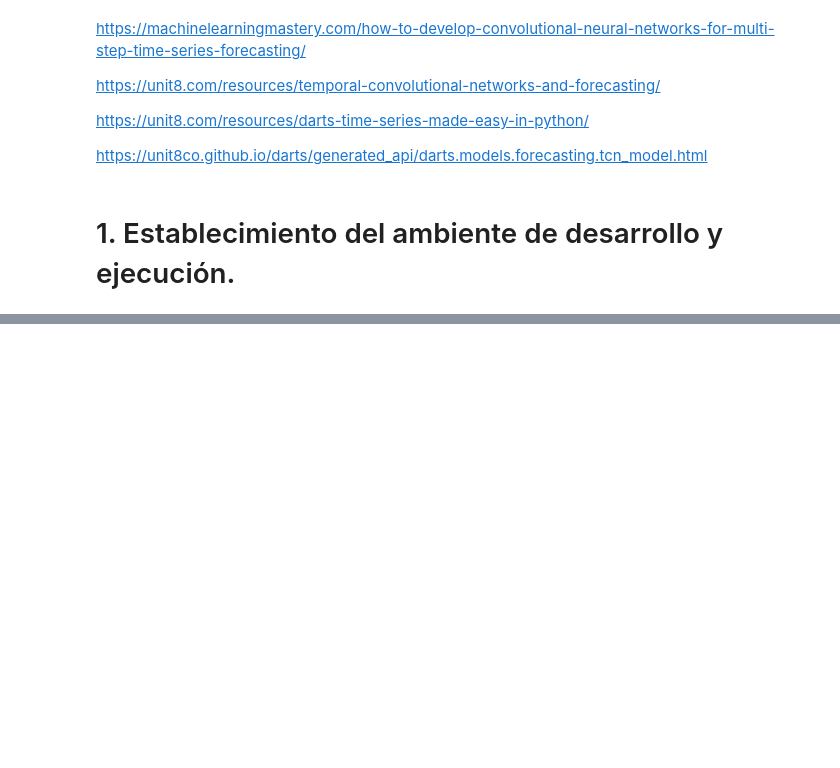
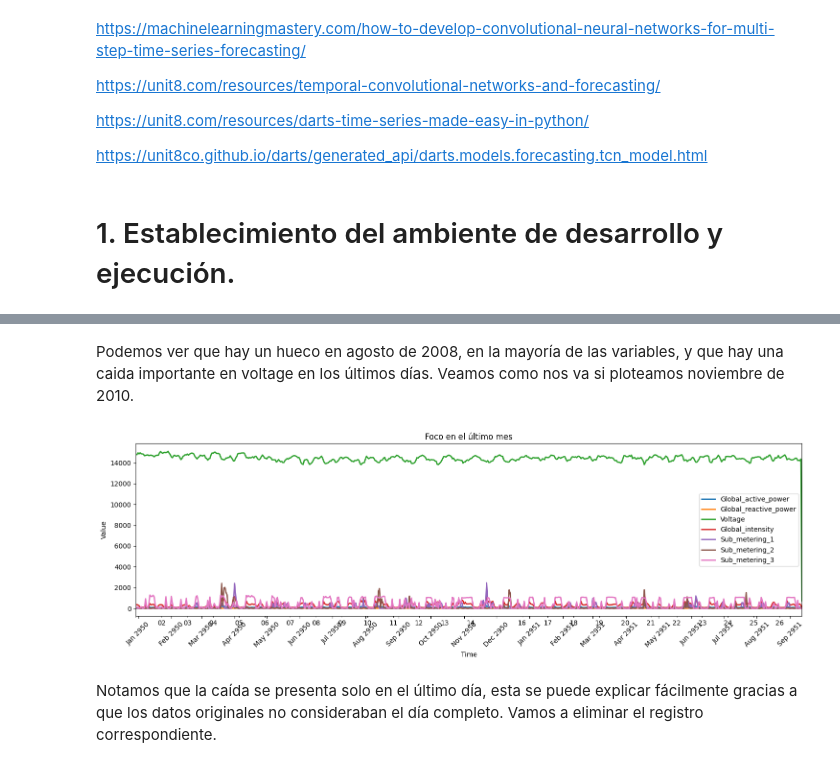
Before and after one commit to profedaniel86/Funtamentos_de_Anal-tica_II, a Jupyter notebook: 3.Series_NN_RNN_TCN/5.Sesión 11/Bases de datos y Notebooks sesión 11-20250713/03-04-TCN.ipynb, the cells around one changed output, grey strips where cells are left out. Saved outputs shown, nothing was run; the diff lists cells and outputs as text; code cells hidden in the pictures; blank space fills up the shorter version.

```diff
--- a/3.Series_NN_RNN_TCN/5.Sesión 11/Bases de datos y Notebooks sesión 11-20250713/03-04-TCN.ipynb
+++ b/3.Series_NN_RNN_TCN/5.Sesión 11/Bases de datos y Notebooks sesión 11-20250713/03-04-TCN.ipynb
@@ -1551,0 +382,10 @@ past_covariates (Union[TimeSeries, Sequence[TimeSeries], None]) – Optionally,
+# %% [markdown]
+Podemos ver que hay un hueco en agosto de 2008, en la mayoría de las variables, y que hay una caida importante en voltage en los últimos días. Veamos como nos va si ploteamos noviembre de 2010.
+# %%
+series1, series2 = series.split_before(pd.Timestamp('2010-11-01'))
+# %%
+plot_timeseries_with_months(series2,(15,5), "Foco en el último mes")
+# %% [output]
+[figure, added]
+# %% [markdown]
+Notamos que la caída se presenta solo en el último día, esta se puede explicar fácilmente gracias a que los datos originales no consideraban el día completo. Vamos a eliminar el registro correspondiente.
```
Also changed, not shown: parts of 271 cells of this notebook.
